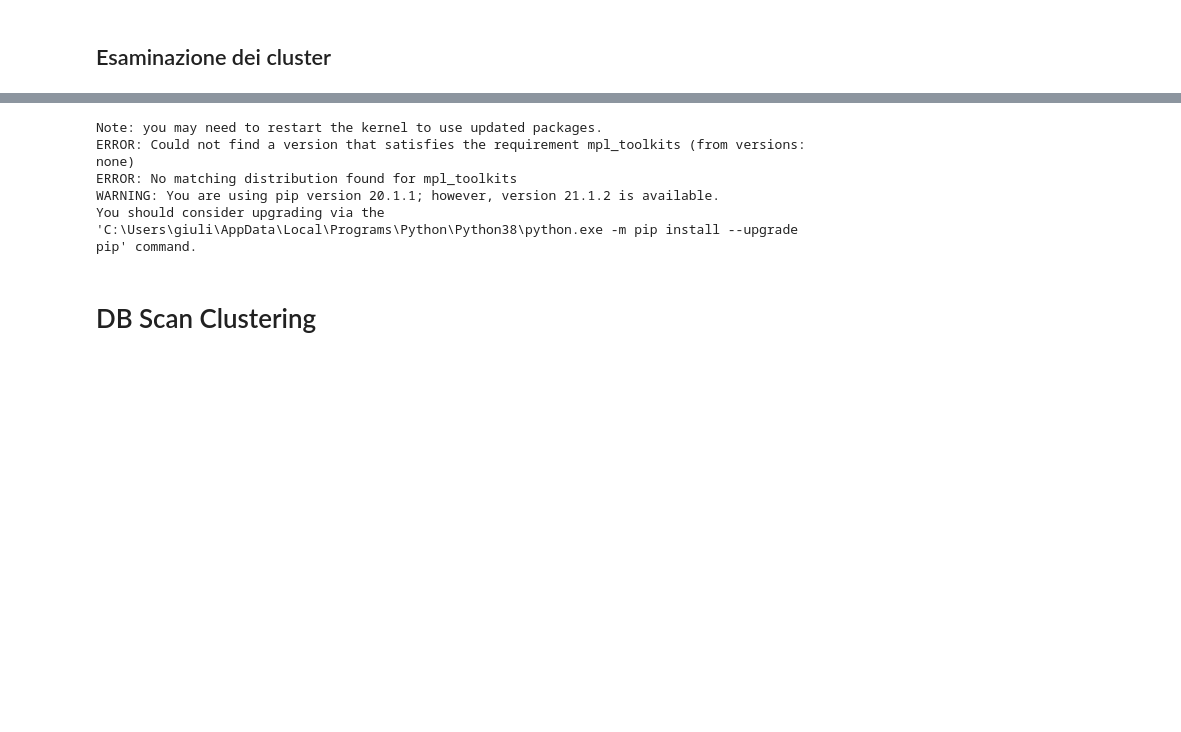
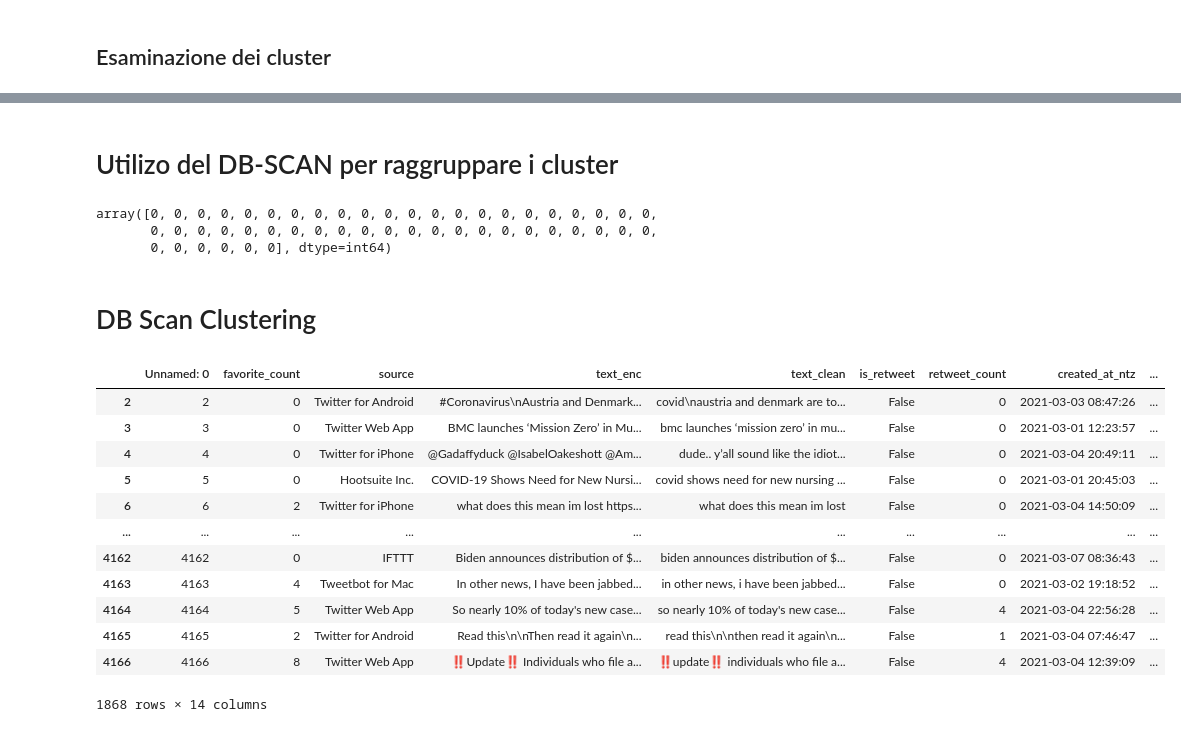
Before and after one commit to giulionenna/Progetto_BI2021, a Jupyter notebook: Mining_notebook.ipynb, the cells around one changed output, grey strips where cells are left out. Drawn from its saved outputs; the diff is of its cells as text; code cells hidden in the pictures; blank space fills up the shorter version.

```diff
--- a/Mining_notebook.ipynb
+++ b/Mining_notebook.ipynb
@@ -252,0 +244,6 @@ list(score_sroted.items())[0:30]
+# %%
+tf_idf_en, tfidf_en_matrix=tfidf(df_en, 0)
+tf_idf_en, tfidf_en_matrix=tfidf(df_en, 0.001)
+tf_idf_en, tfidf_en_matrix=tfidf(df_en, 0.005)
+tf_idf_en, tfidf_en_matrix=tfidf(df_en, 0.01)
+tf_idf_en, tfidf_en_matrix=tfidf(df_en, 0.05)
@@ -305,7 +354,7 @@ SSD
 # %% [markdown]
 Si sceglie un valore di k=5, si performa il clustering e si aggiunge l'informazione di labeling al dataframe
 # %%
-k=20
+k=50
 
 model = KMeans(n_clusters=k, max_iter=300, n_init=20)
 model.fit(tfidf_en_matrix)
@@ -360,20 +404,43 @@ pyplot.show()
-# %%
-pip install mpl_toolkits
-# %% [output]
-Note: you may need to restart the kernel to use updated packages.
-ERROR: Could not find a version that satisfies the requirement mpl_toolkits (from versions: none)
-ERROR: No matching distribution found for mpl_toolkits
-WARNING: You are using pip version 20.1.1; however, version 21.1.2 is available.
-You should consider upgrading via the 'C:\Users\giuli\AppData\Local\Programs\Python\Python38\python.exe -m pip install --upgrade pip' command.
+# %% [markdown]
+# Utilizo del DB-SCAN per raggruppare i cluster
+# %%
+from sklearn.cluster import DBSCAN
+M= model.cluster_centers_
+pca=PCA(0.95)
+M= pca.fit_transform(scaler.fit_transform(M))
+
+clustering = DBSCAN(eps=1, metric='cosine').fit(model.cluster_centers_)
+clustering.labels_
+# %% [output]
+array([0, 0, 0, 0, 0, 0, 0, 0, 0, 0, 0, 0, 0, 0, 0, 0, 0, 0, 0, 0, 0, 0,
+       0, 0, 0, 0, 0, 0, 0, 0, 0, 0, 0, 0, 0, 0, 0, 0, 0, 0, 0, 0, 0, 0,
+       0, 0, 0, 0, 0, 0], dtype=int64)
 # %% [markdown]
 # DB Scan Clustering
 # %%
 from sklearn.cluster import DBSCAN
-
-clustering = DBSCAN(eps=1).fit(M)
+M=tfidf_en_matrix.todense()
+clustering = DBSCAN(eps=0.5, metric='cosine').fit(tfidf_en_matrix)
 
 
 df_en['labels_DBSCAN']= clustering.labels_
+df_en.loc[df_en['labels_DBSCAN']==0]
+
+clustering.intertia
+# %% [output]
+|  | Unnamed: 0 | favorite_count | source | text_enc | text_clean | is_retweet | retweet_count | created_at_ntz | ... |
+| 2 | 2 | 0 | Twitter for Android | #Coronavirus\nAustria and Denmark... | covid\naustria and denmark are to... | False | 0 | 2021-03-03 08:47:26 | ... |
+| 3 | 3 | 0 | Twitter Web App | BMC launches ‘Mission Zero’ in Mu... | bmc launches ‘mission zero’ in mu... | False | 0 | 2021-03-01 12:23:57 | ... |
+| 4 | 4 | 0 | Twitter for iPhone | @Gadaffyduck @IsabelOakeshott @Am... | dude.. y’all sound like the idiot... | False | 0 | 2021-03-04 20:49:11 | ... |
+| 5 | 5 | 0 | Hootsuite Inc. | COVID-19 Shows Need for New Nursi... | covid shows need for new nursing ... | False | 0 | 2021-03-01 20:45:03 | ... |
+| 6 | 6 | 2 | Twitter for iPhone | what does this mean im lost https... | what does this mean im lost | False | 0 | 2021-03-04 14:50:09 | ... |
+| ... | ... | ... | ... | ... | ... | ... | ... | ... | ... |
+| 4162 | 4162 | 0 | IFTTT | Biden announces distribution of $... | biden announces distribution of $... | False | 0 | 2021-03-07 08:36:43 | ... |
+| 4163 | 4163 | 4 | Tweetbot for Mac | In other news, I have been jabbed... | in other news, i have been jabbed... | False | 0 | 2021-03-02 19:18:52 | ... |
+| 4164 | 4164 | 5 | Twitter Web App | So nearly 10% of today's new case... | so nearly 10% of today's new case... | False | 4 | 2021-03-04 22:56:28 | ... |
+| 4165 | 4165 | 2 | Twitter for Android | Read this\n\nThen read it again\n... | read this\n\nthen read it again\n... | False | 1 | 2021-03-04 07:46:47 | ... |
+| 4166 | 4166 | 8 | Twitter Web App | ‼️Update‼️ Individuals who file a... | ‼️update‼️ individuals who file a... | False | 4 | 2021-03-04 12:39:09 | ... |
+1868 rows × 14 columns
 # %%
 df_en.loc[df_en['labels_DBSCAN']==-1]
 # %%
```
Also changed, not shown: parts of 18 cells of this notebook, 4 other files.
